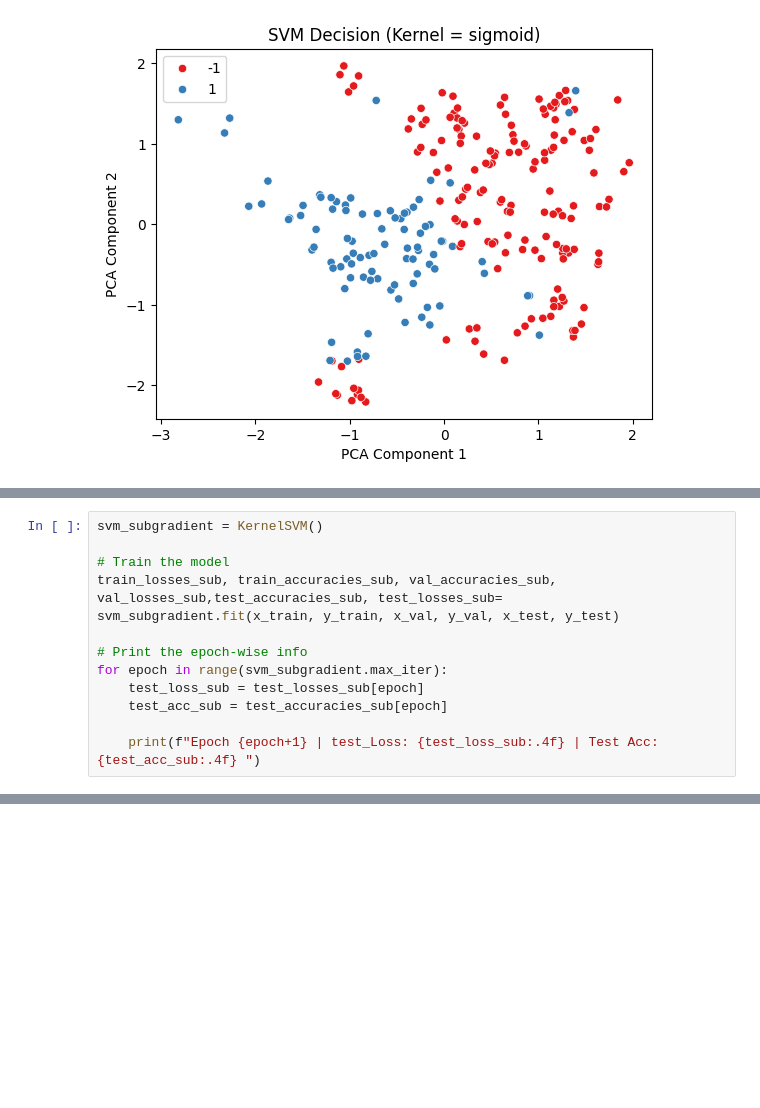
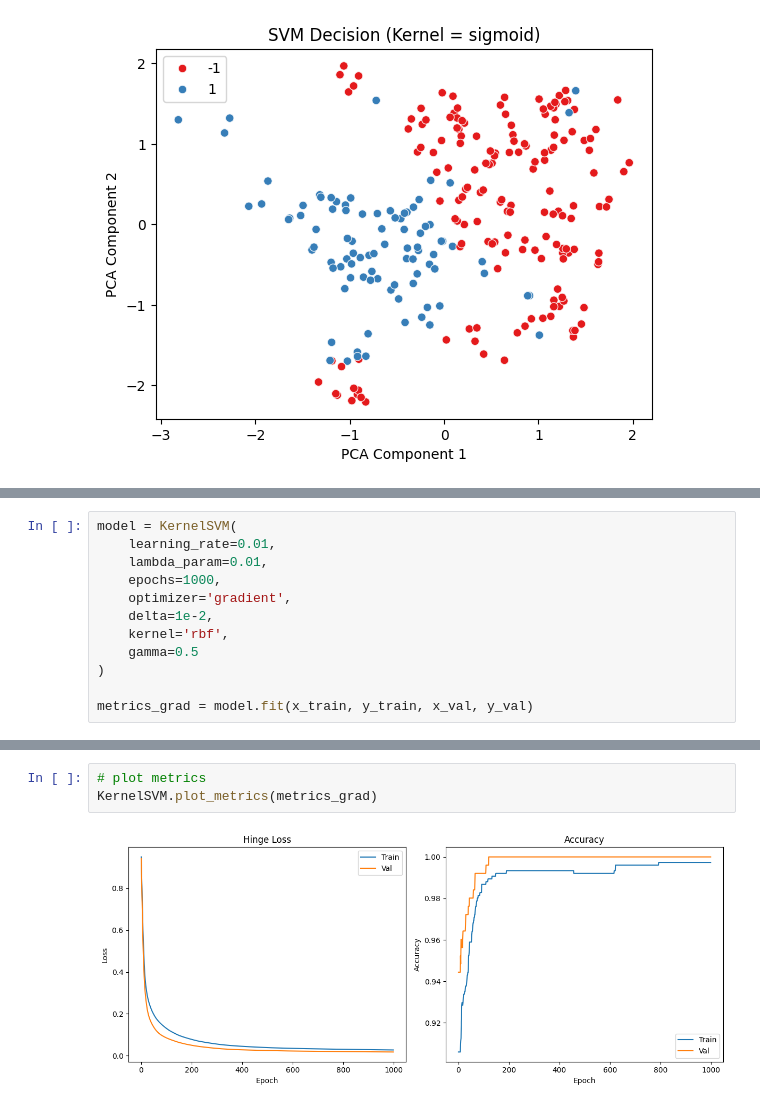
Before and after one commit to tokaM107/Model-optimization-using-Subgradient-and-Proximal-gradient-descent, a Jupyter notebook: convexprojectFinal.ipynb, the cells around one changed output, grey strips where cells are left out. Saved outputs shown, nothing was run; the diff lists cells and outputs as text; blank space fills up the shorter version.

```diff
--- a/convexproject_(1)_(1)_(1)-Copy2_(1)[1].ipynb
+++ b/convexprojectFinal.ipynb
@@ -798,12 +393,0 @@ plt.show()
-# %%
-svm_subgradient = KernelSVM()
-
-# Train the model
-train_losses_sub, train_accuracies_sub, val_accuracies_sub, val_losses_sub,test_accuracies_sub, test_losses_sub= svm_subgradient.fit(x_train, y_train, x_val, y_val, x_test, y_test)
-
-# Print the epoch-wise info
-for epoch in range(svm_subgradient.max_iter):
-    test_loss_sub = test_losses_sub[epoch]
-    test_acc_sub = test_accuracies_sub[epoch]
-
-    print(f"Epoch {epoch+1} | test_Loss: {test_loss_sub:.4f} | Test Acc: {test_acc_sub:.4f} ")
@@ -1015,0 +710,12 @@ plt.show()
+# %%
+model = KernelSVM(
+    learning_rate=0.01,
+    lambda_param=0.01,
+    epochs=1000,
+    optimizer='gradient',
+    delta=1e-2,
+    kernel='rbf',
+    gamma=0.5
+)
+
+metrics_grad = model.fit(x_train, y_train, x_val, y_val)
@@ -1015,0 +740,5 @@ plt.show()
+# %%
+# plot metrics
+KernelSVM.plot_metrics(metrics_grad)
+# %% [output]
+[figure, added]
```
Also changed, not shown: parts of 48 cells of this notebook.
